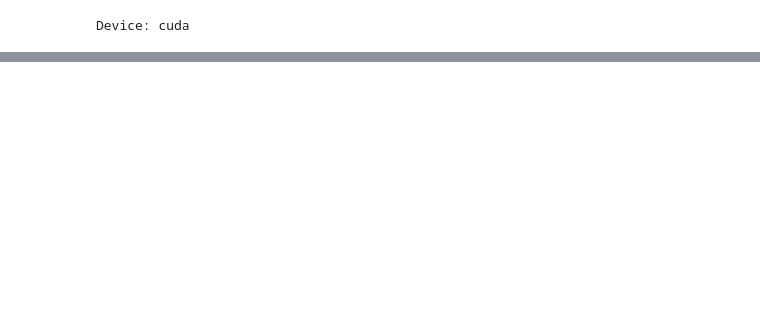
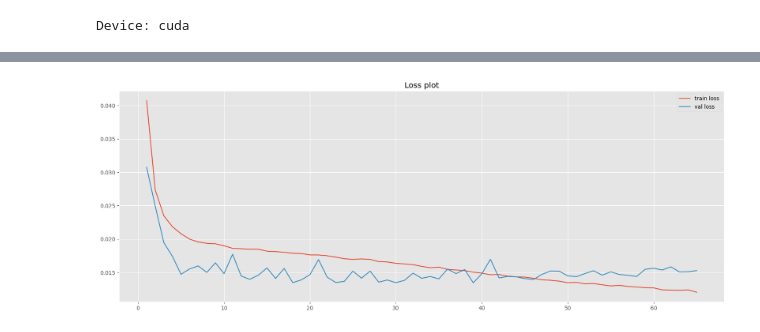
Before and after one commit to iwamaciek/stwp, a Jupyter notebook: demos/cnn-demo.ipynb, the cells around one changed output, grey strips where cells are left out. Cells and saved outputs as stored; diff of their text form; code cells hidden in the pictures; blank space fills up the shorter version.

```diff
--- a/demos/cnn-demo.ipynb
+++ b/demos/cnn-demo.ipynb
@@ -331,0 +89,35 @@ Total time taken:
+# %%
+num_epochs = 100
+train_loss_list = []
+val_loss_list = []
+
+for epoch in range(num_epochs):
+    total_loss = 0
+    for batch in training_loader:
+        inputs = batch[:, :s, ...].reshape(batch.shape[0], s*n_features, batch.shape[3], batch.shape[4]).to(device)
+        labels = batch[:, -fh:, ...].reshape(batch.shape[0], fh*n_features, batch.shape[3], batch.shape[4]).to(device)
+        optimizer.zero_grad()
+
+        outputs = model(inputs)
+
+        loss = loss_fn(outputs, labels)
+        loss.backward()
+        optimizer.step()
+        total_loss += loss.item()
+
+    avg_loss = total_loss / train.shape[0]
+    print(f"Epoch {epoch+1}/{num_epochs}:\nTrain Loss: {avg_loss:.4f}")
+    train_loss_list.append(avg_loss)
+
+    with torch.no_grad():
+        val_loss = 0
+        for batch in val_loader:
+            inputs = batch[:, :s, ...].reshape(batch.shape[0], s*n_features, batch.shape[3], batch.shape[4]).to(device)
+            labels = batch[:, -fh:, ...].reshape(batch.shape[0], fh*n_features, batch.shape[3], batch.shape[4]).to(device)
+            outputs = model(inputs)
+            loss = loss_fn(outputs, labels)
+            val_loss += loss.item()
+
+    avg_val_loss = val_loss / test.shape[0]
+    print(f"Val Loss: {avg_val_loss:.4f}\n---------")
+    val_loss_list.append(avg_val_loss)
@@ -331,0 +143,12 @@ Total time taken:
+# %%
+plt.style.use('ggplot')
+
+x = np.arange(1, 66)
+plt.figure(figsize=(20,7))
+plt.plot(x, train_loss_list[:65], label = 'train loss')
+plt.plot(x ,val_loss_list, label = 'val loss')
+plt.title('Loss plot')
+plt.legend()
+plt.show()
+# %% [output]
+[figure, added]
```
Also changed, not shown: parts of 22 cells of this notebook, 2 other files.
